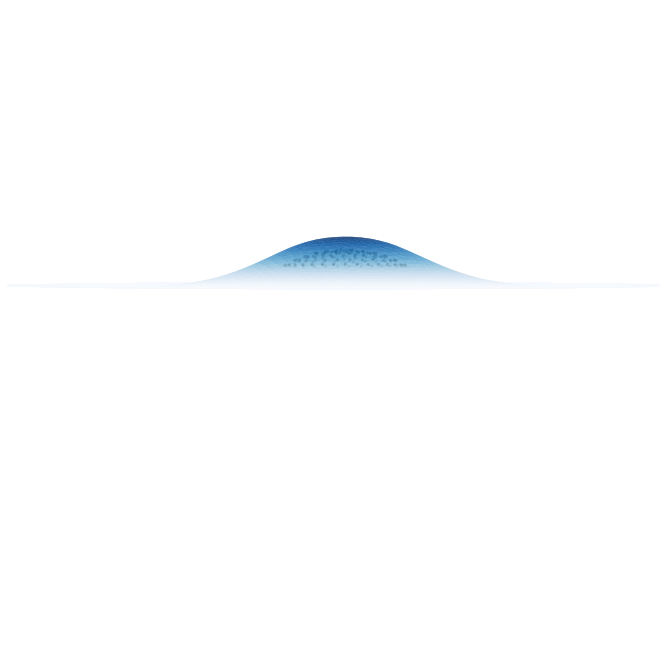
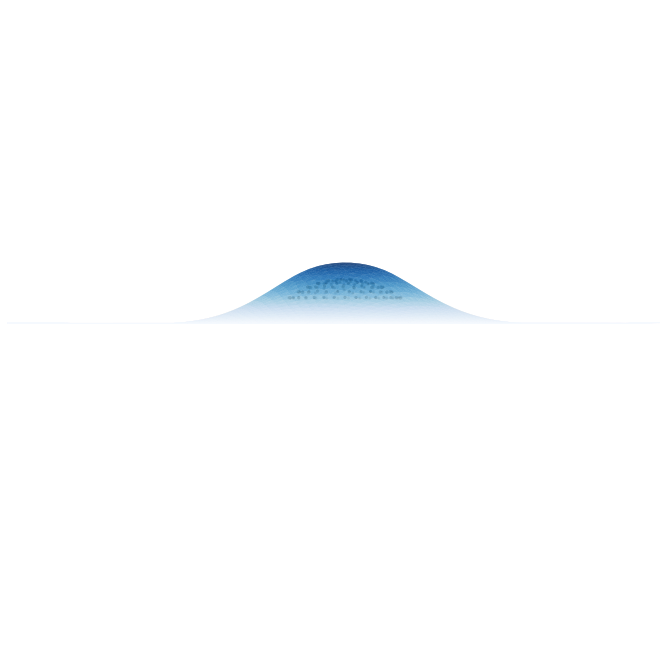
Code edit (unified diff) that turned the first committed figure into the second:
--- before
+++ after
@@ -23,4 +23,6 @@
 ax.set_ylim3d(-100.0, 100.0)
 ax.set_zlim3d(-100.0, 100.0)
+# Force equal scaling in 3D
+ax.set_box_aspect([1, 1, 1])
 ax.set_axis_off()
 if is_legend_plotted:

Commit: Add plot vertex for two examples of changed spont curv results